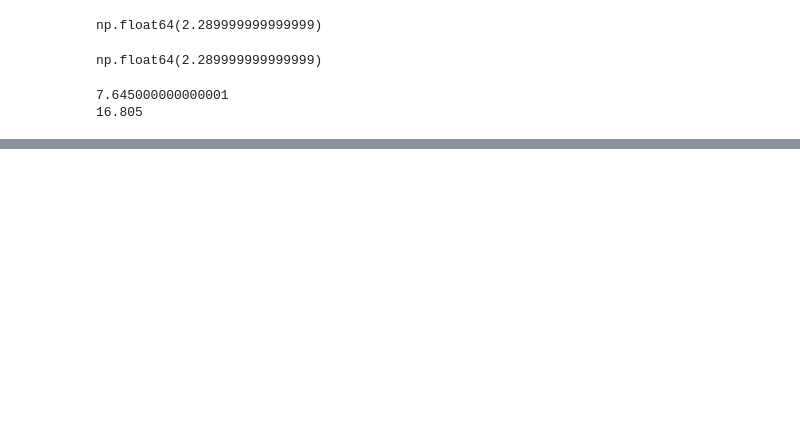
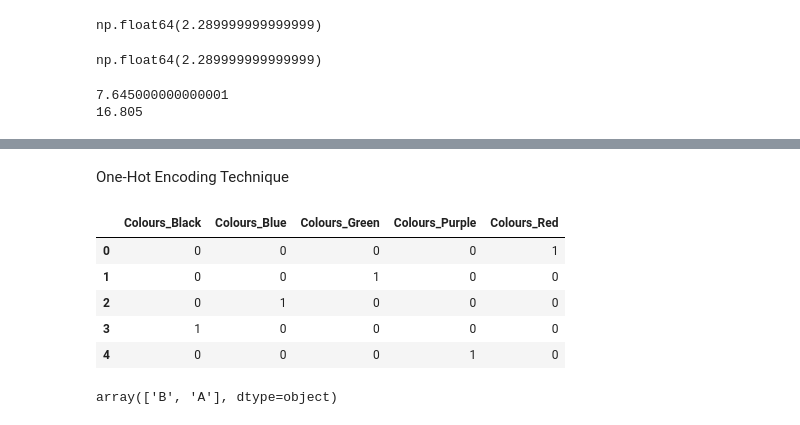
Before and after one commit to Divya23-jpg/Data-Engineering-Course, a Jupyter notebook: Python/Lecture 15 Data Cleaning & pre-processing/EDA.ipynb, the cells around one changed output, grey strips where cells are left out. Drawn from its saved outputs; the diff is of its cells as text; code cells hidden in the pictures; blank space fills up the shorter version.

```diff
--- a/Python/Lecture 15 Data Cleaning & pre-processing/EDA.ipynb
+++ b/Python/Lecture 15 Data Cleaning & pre-processing/EDA.ipynb
@@ -113,0 +145,16 @@ np.random.seed(42)
+# %% [markdown]
+One-Hot Encoding Technique
+# %%
+encoded_df=pd.get_dummies(dict,columns=['Colours'],dtype=int)
+encoded_df
+# %% [output]
+|  | Colours_Black | Colours_Blue | Colours_Green | Colours_Purple | Colours_Red |
+| 0 | 0 | 0 | 0 | 0 | 1 |
+| 1 | 0 | 0 | 1 | 0 | 0 |
+| 2 | 0 | 1 | 0 | 0 | 0 |
+| 3 | 1 | 0 | 0 | 0 | 0 |
+| 4 | 0 | 0 | 0 | 1 | 0 |
+# %%
+required_column['Diagnosis'].unique()
+# %% [output]
+array(['B', 'A'], dtype=object)
```
Also changed, not shown: parts of 10 cells of this notebook.
